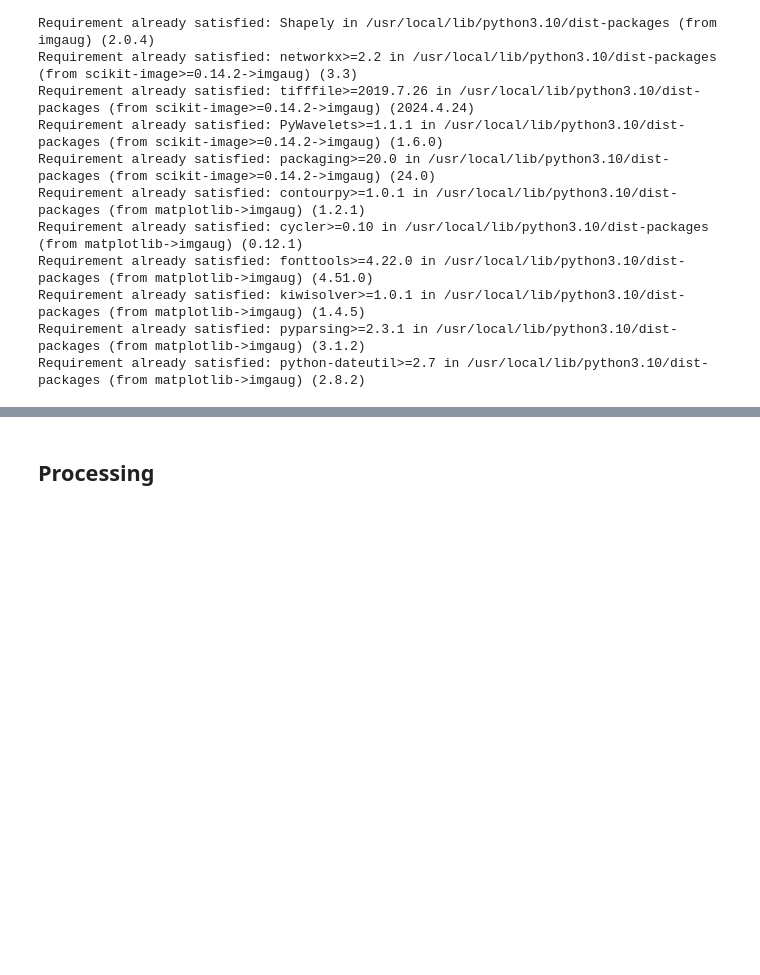
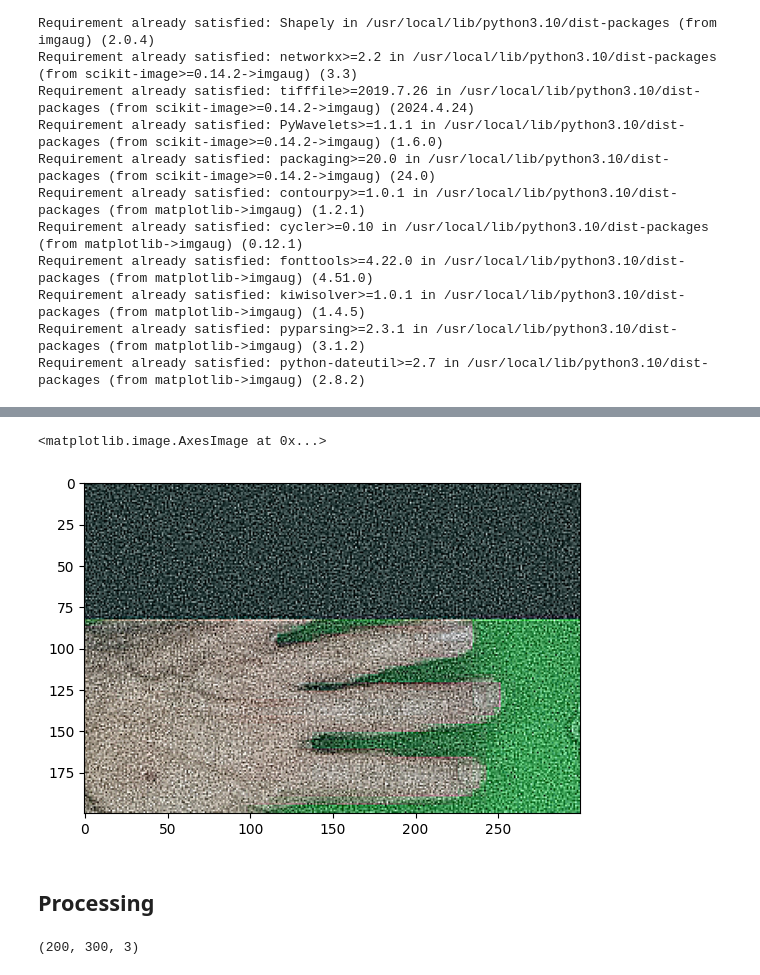
Before and after one commit to apriarami789/image_clasification, a Jupyter notebook: Image_Clasification_Code.ipynb, the cells around one changed output, grey strips where cells are left out. Drawn from its saved outputs; the diff is of its cells as text; code cells hidden in the pictures; blank space fills up the shorter version.

```diff
--- a/Image_Clasification_Code.ipynb
+++ b/Image_Clasification_Code.ipynb
@@ -270,2 +280,11 @@ error: OpenCV(4.8.0) :-1: error: (-5:Bad argument) in function 'imwrite'
+# %%
+plt.imshow(img_aug[1])
+# %% [output]
+<matplotlib.image.AxesImage at 0x...>
+[figure, added]
 # %% [markdown]
 ## Processing
+# %%
+img_aug[0].shape
+# %% [output]
+(200, 300, 3)
```
Also changed, not shown: parts of 8 cells of this notebook.
